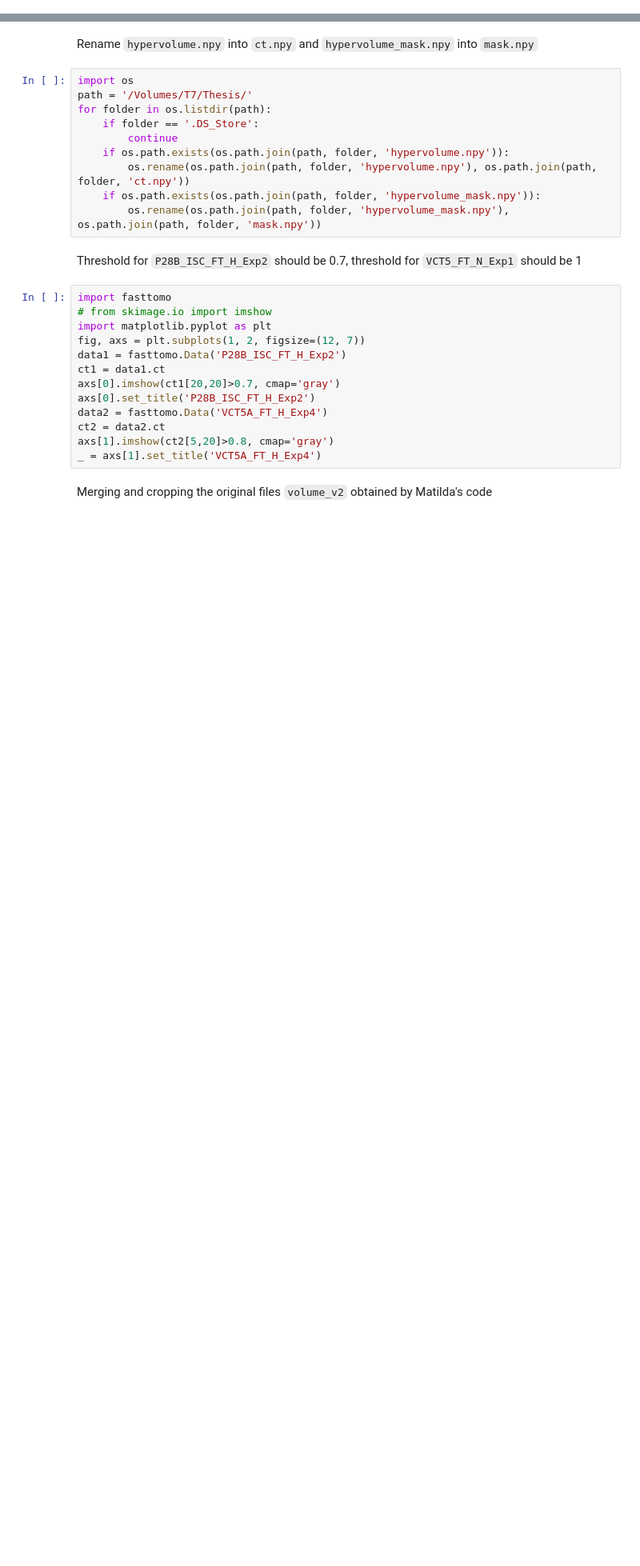
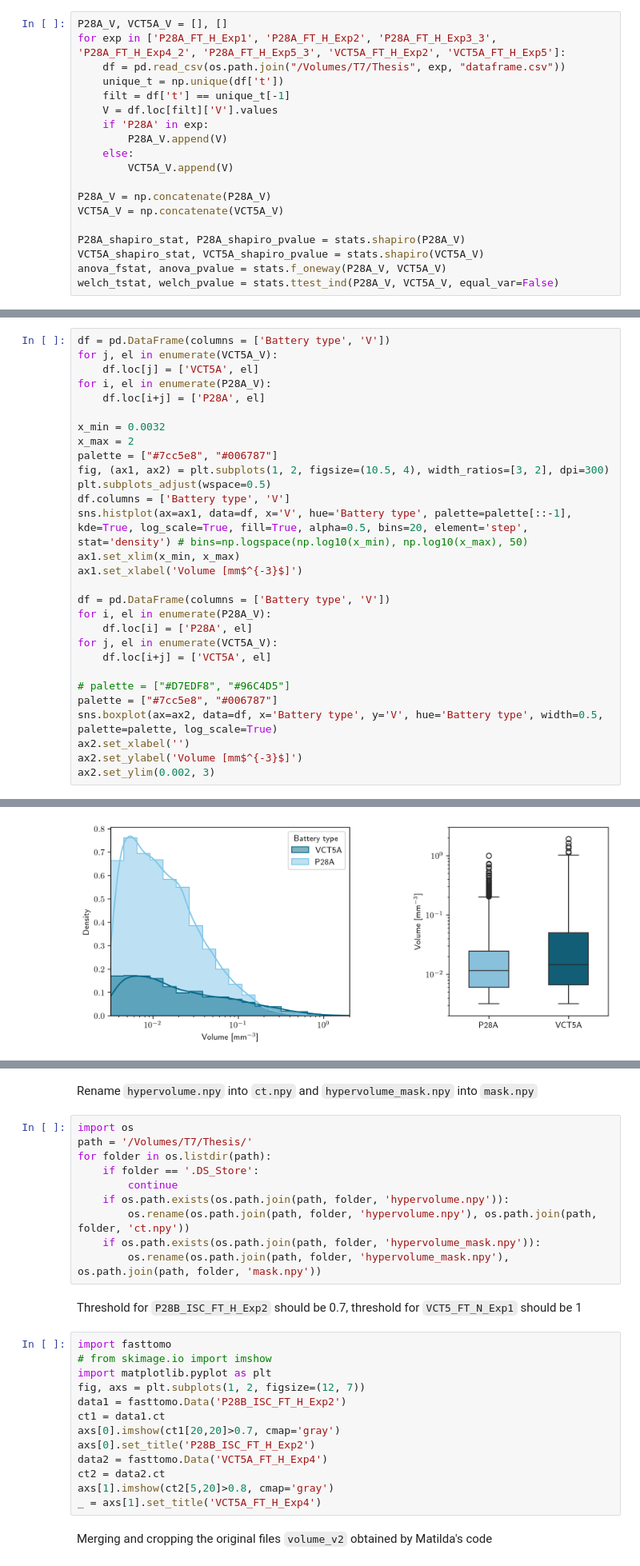
Before and after one commit to venturellimatteo/fasttomo, a Jupyter notebook: src/fasttomo/extras.ipynb, the cells around one changed output, grey strips where cells are left out. Shown at 80% size. Cells and saved outputs as stored; diff of their text form; blank space fills up the shorter version.

```diff
--- a/src/fasttomo/extras.ipynb
+++ b/src/fasttomo/extras.ipynb
@@ -0,0 +71,19 @@
+# %%
+P28A_V, VCT5A_V = [], []
+for exp in ['P28A_FT_H_Exp1', 'P28A_FT_H_Exp2', 'P28A_FT_H_Exp3_3', 'P28A_FT_H_Exp4_2', 'P28A_FT_H_Exp5_3', 'VCT5A_FT_H_Exp2', 'VCT5A_FT_H_Exp5']:
+    df = pd.read_csv(os.path.join("/Volumes/T7/Thesis", exp, "dataframe.csv"))
+    unique_t = np.unique(df['t'])
+    filt = df['t'] == unique_t[-1]
+    V = df.loc[filt]['V'].values
+    if 'P28A' in exp:
+        P28A_V.append(V)
+    else:
+        VCT5A_V.append(V)
+
+P28A_V = np.concatenate(P28A_V)
+VCT5A_V = np.concatenate(VCT5A_V)
+
+P28A_shapiro_stat, P28A_shapiro_pvalue = stats.shapiro(P28A_V)
+VCT5A_shapiro_stat, VCT5A_shapiro_pvalue = stats.shapiro(VCT5A_V)
+anova_fstat, anova_pvalue = stats.f_oneway(P28A_V, VCT5A_V)
+welch_tstat, welch_pvalue = stats.ttest_ind(P28A_V, VCT5A_V, equal_var=False)
@@ -0,0 +108,30 @@
+# %%
+df = pd.DataFrame(columns = ['Battery type', 'V'])
+for j, el in enumerate(VCT5A_V):
+    df.loc[j] = ['VCT5A', el]
+for i, el in enumerate(P28A_V):
+    df.loc[i+j] = ['P28A', el]
+
+x_min = 0.0032
+x_max = 2
+palette = ["#7cc5e8", "#006787"]
+fig, (ax1, ax2) = plt.subplots(1, 2, figsize=(10.5, 4), width_ratios=[3, 2], dpi=300)
+plt.subplots_adjust(wspace=0.5)
+df.columns = ['Battery type', 'V']
+sns.histplot(ax=ax1, data=df, x='V', hue='Battery type', palette=palette[::-1], kde=True, log_scale=True, fill=True, alpha=0.5, bins=20, element='step', stat='density') # bins=np.logspace(np.log10(x_min), np.log10(x_max), 50)
+ax1.set_xlim(x_min, x_max)
+ax1.set_xlabel('Volume [mm$^{-3}$]')
+
+df = pd.DataFrame(columns = ['Battery type', 'V'])
+for i, el in enumerate(P28A_V):
+    df.loc[i] = ['P28A', el]
+for j, el in enumerate(VCT5A_V):
+    df.loc[i+j] = ['VCT5A', el]
+
+# palette = ["#D7EDF8", "#96C4D5"]
+palette = ["#7cc5e8", "#006787"]
+sns.boxplot(ax=ax2, data=df, x='Battery type', y='V', hue='Battery type', width=0.5, palette=palette, log_scale=True)
+ax2.set_xlabel('')
+ax2.set_ylabel('Volume [mm$^{-3}$]')
+ax2.set_ylim(0.002, 3)
+# %% [output]
@@ -0,0 +139 @@
+[figure, added]
```
Also changed, not shown: parts of 11 cells of this notebook, 1 other file.
